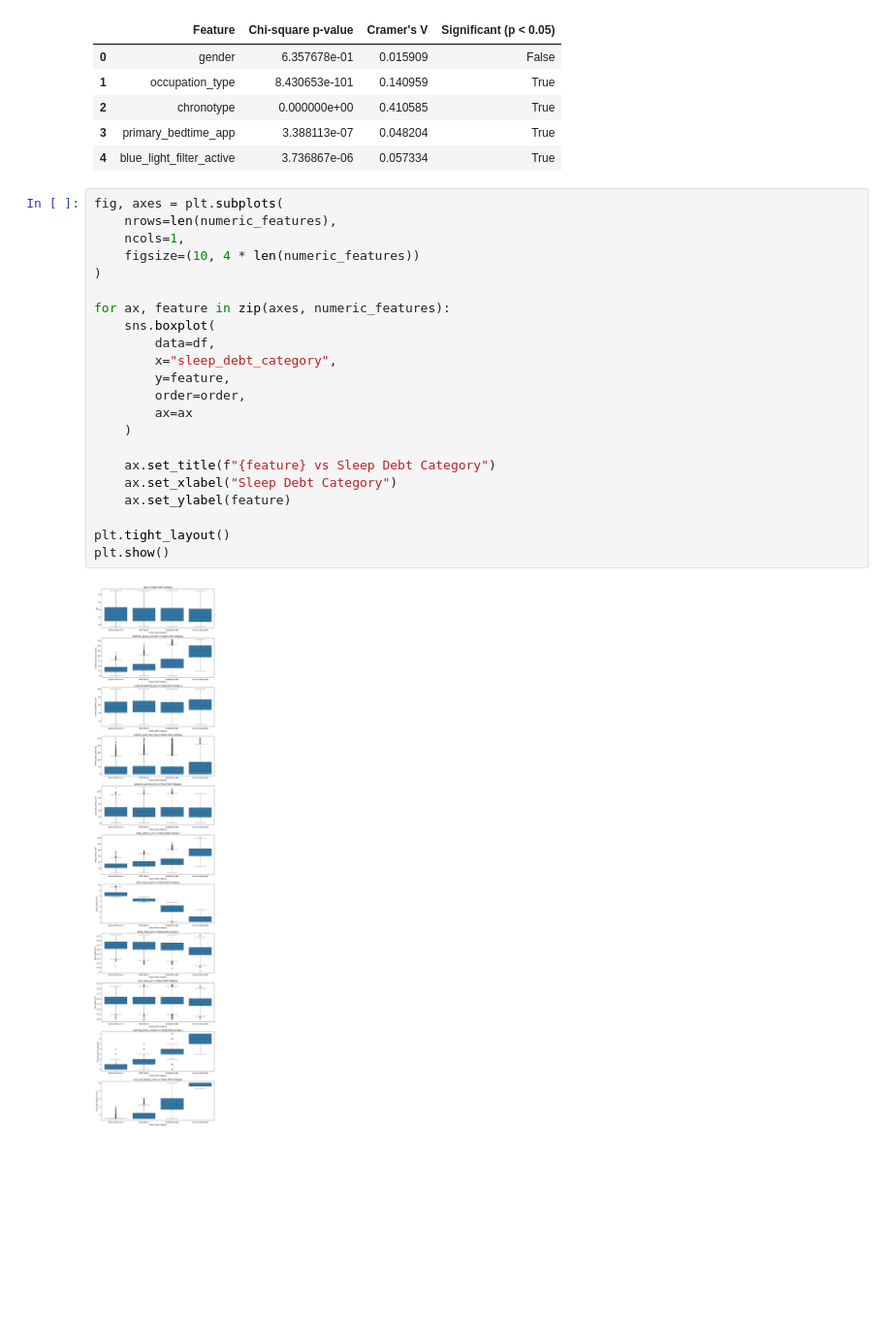
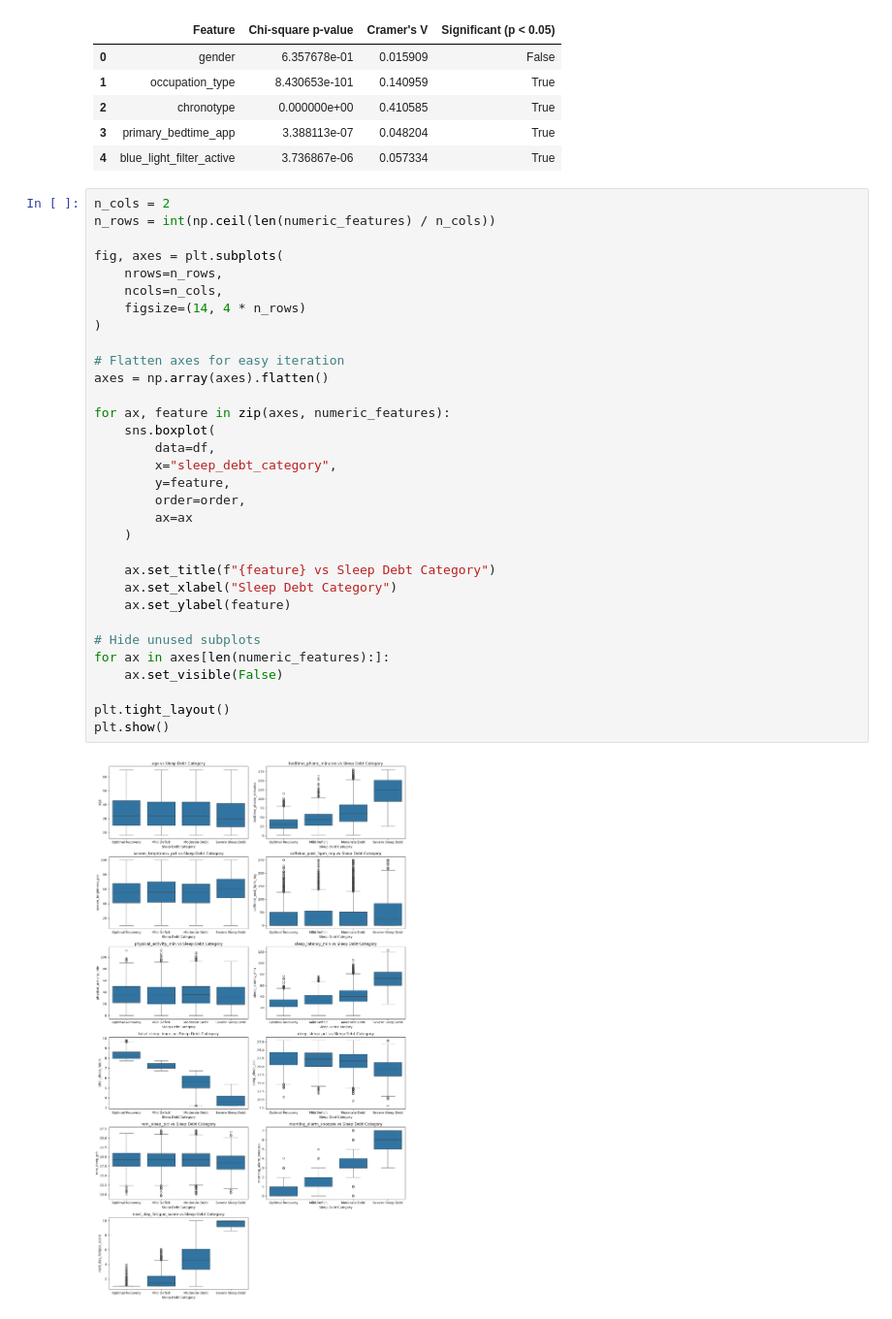
Before and after one commit to Paul0205333/Sleep-Debt-Predictor, a Jupyter notebook: notebooks/EDA.ipynb, the cells around one changed output. Shown at 97% size. Cells and saved outputs as stored; diff of their text form; blank space fills up the shorter version.

```diff
--- a/notebooks/EDA.ipynb
+++ b/notebooks/EDA.ipynb
@@ -643,26 +643,36 @@ display(association_df)
 | 3 | primary_bedtime_app | 3.388113e-07 | 0.048204 | True |
 | 4 | blue_light_filter_active | 3.736867e-06 | 0.057334 | True |
 # %%
+n_cols = 2
+n_rows = int(np.ceil(len(numeric_features) / n_cols))
+
 fig, axes = plt.subplots(
-    nrows=len(numeric_features),
-    ncols=1,
-    figsize=(10, 4 * len(numeric_features))
+    nrows=n_rows,
+    ncols=n_cols,
+    figsize=(14, 4 * n_rows)
 )
+
+# Flatten axes for easy iteration
+axes = np.array(axes).flatten()
 
 for ax, feature in zip(axes, numeric_features):
     sns.boxplot(
         data=df,
         x="sleep_debt_category",
         y=feature,
         order=order,
         ax=ax
     )
 
     ax.set_title(f"{feature} vs Sleep Debt Category")
     ax.set_xlabel("Sleep Debt Category")
     ax.set_ylabel(feature)
 
+# Hide unused subplots
+for ax in axes[len(numeric_features):]:
+    ax.set_visible(False)
+
 plt.tight_layout()
 plt.show()
 # %% [output]
-[figure, old version]
+[figure, new version]
```
Also changed, not shown: parts of 7 cells of this notebook, 1 other file.
